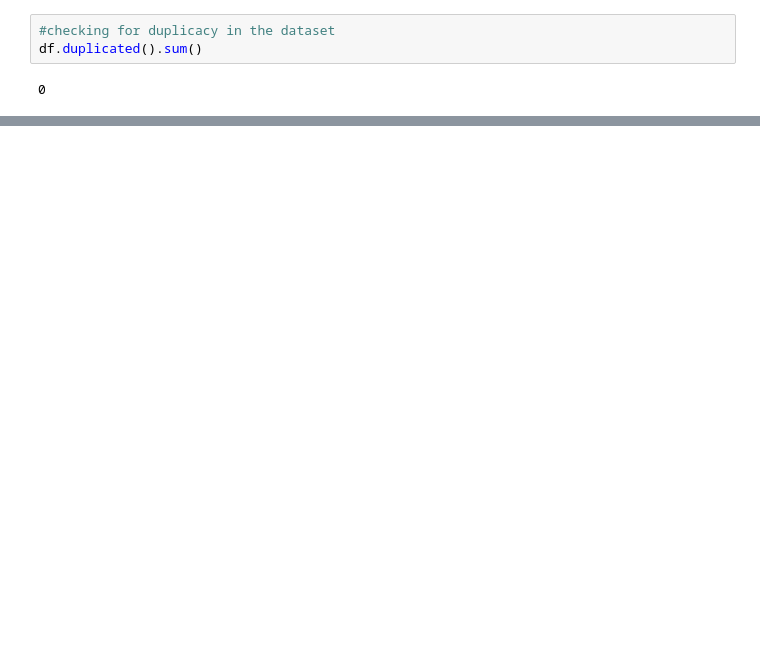
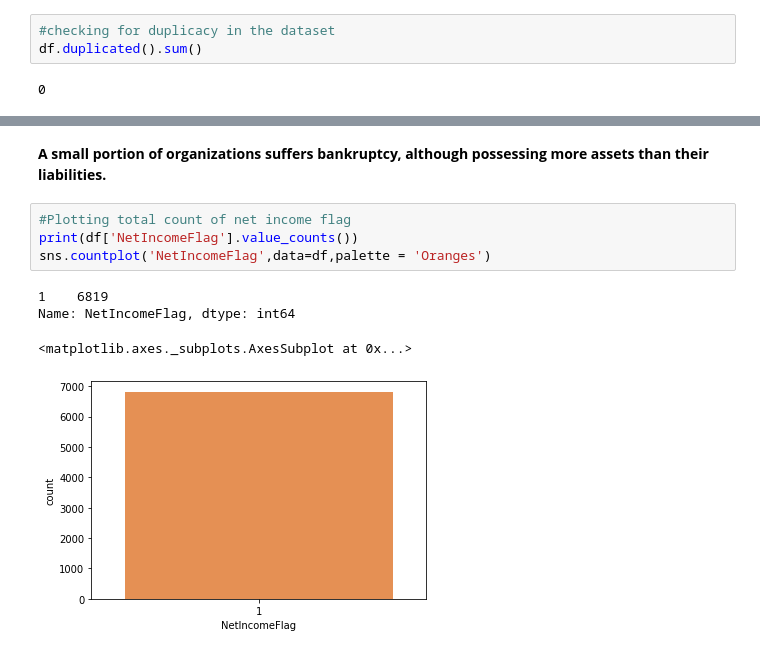
Before and after one commit to Shantanuh10/Bankruptcy-Prediction, a Jupyter notebook: Capstone_Project_3_Company_Bankruptcy_Prediction.ipynb, the cells around one changed output, grey strips where cells are left out. Cells and saved outputs as stored; diff of their text form; blank space fills up the shorter version.

```diff
--- a/Capstone_Project_3_Company_Bankruptcy_Prediction.ipynb
+++ b/Capstone_Project_3_Company_Bankruptcy_Prediction.ipynb
@@ -337,0 +382,11 @@ Since there are no missing values, we can jump into analyzing the data
+# %% [markdown]
+**A small portion of organizations suffers bankruptcy, although possessing more assets than their liabilities.**
+# %%
+#Plotting total count of net income flag
+print(df['NetIncomeFlag'].value_counts())
+sns.countplot('NetIncomeFlag',data=df,palette = 'Oranges')
+# %% [output]
+1    6819
+Name: NetIncomeFlag, dtype: int64
+<matplotlib.axes._subplots.AxesSubplot at 0x...>
+[figure, added]
```
Also changed, not shown: parts of 15 cells of this notebook.
